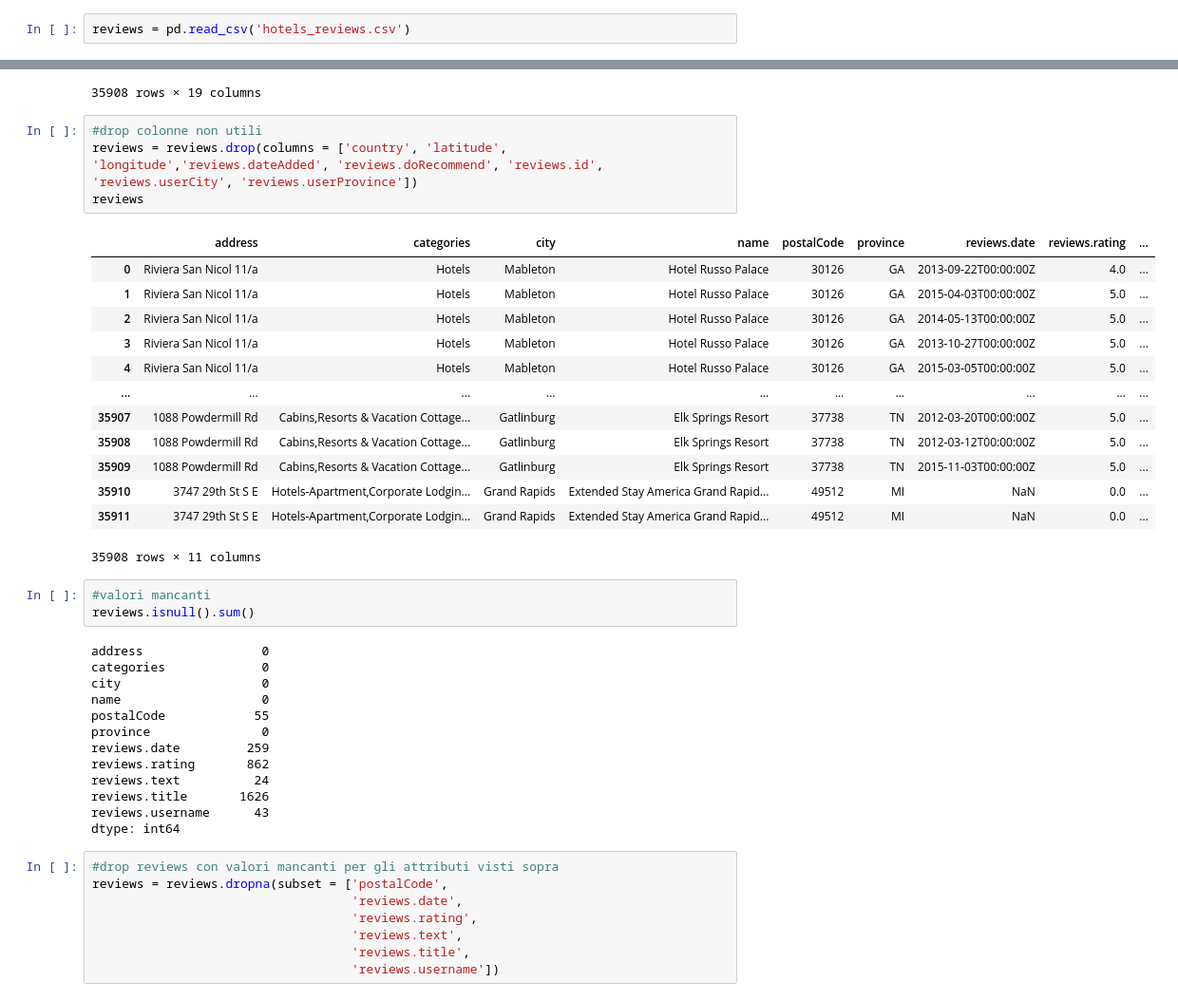
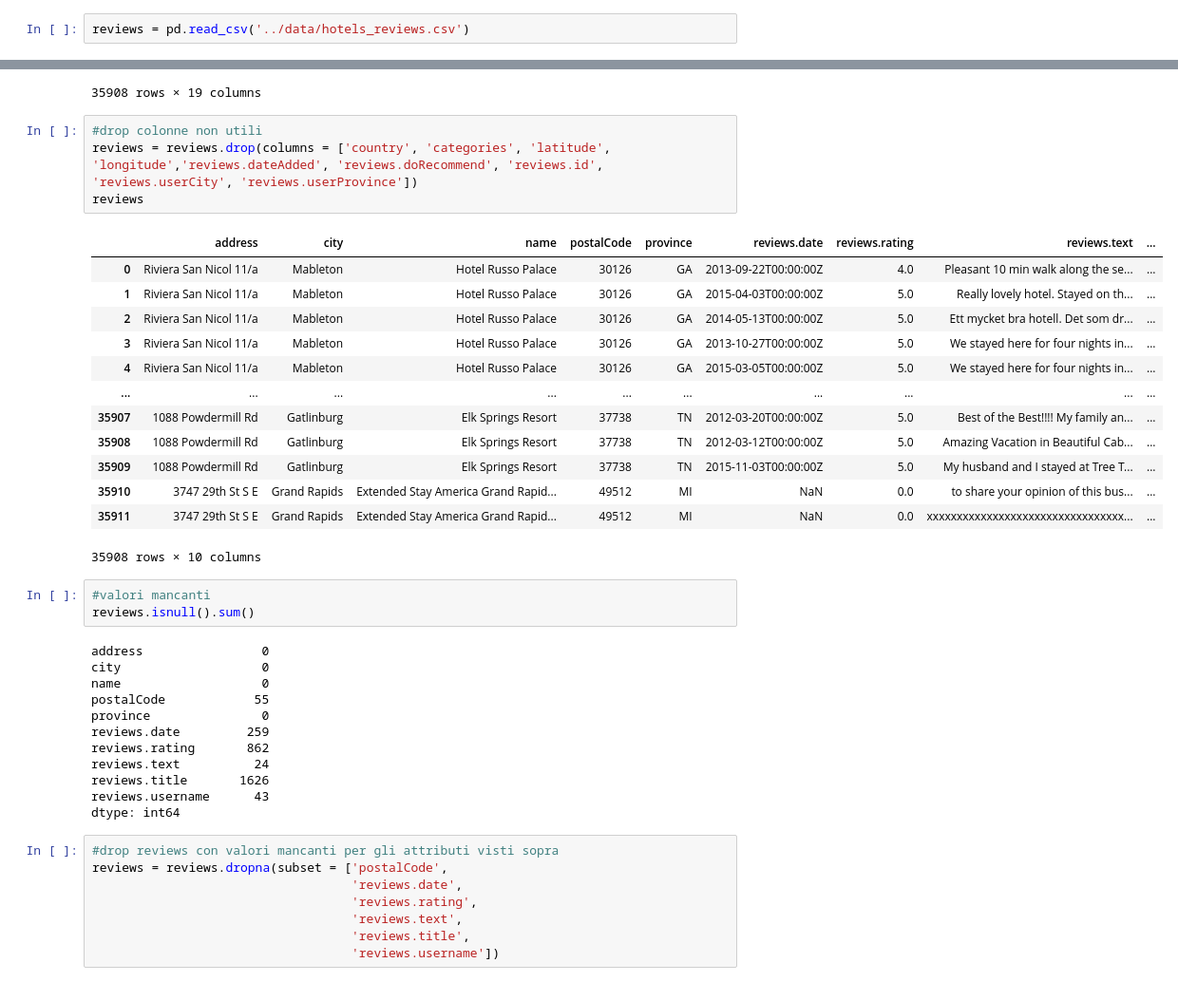
Before and after one commit to livio-24/MongoDB_CRUD, a Jupyter notebook: data_preparation/Data_cleaning.ipynb, the cells around one changed output, grey strips where cells are left out. Shown at 95% size. Saved outputs shown, nothing was run; the diff lists cells and outputs as text.

Commit message:
data cleaning update

```diff
--- a/data_preparation/Data_cleaning.ipynb
+++ b/data_preparation/Data_cleaning.ipynb
@@ -1,7 +1,7 @@
 # %%
 import pandas as pd
 # %%
-reviews = pd.read_csv('hotels_reviews.csv')
+reviews = pd.read_csv('../data/hotels_reviews.csv')
 # %%
 reviews.shape
 # %% [output]
@@ -62,28 +62,27 @@ reviews
 35908 rows × 19 columns
 # %%
 #drop colonne non utili
-reviews = reviews.drop(columns = ['country', 'latitude', 'longitude','reviews.dateAdded', 'reviews.doRecommend', 'reviews.id', 'reviews.userCity', 'reviews.userProvince'])
+reviews = reviews.drop(columns = ['country', 'categories', 'latitude', 'longitude','reviews.dateAdded', 'reviews.doRecommend', 'reviews.id', 'reviews.userCity', 'reviews.userProvince'])
 reviews
 # %% [output]
-|  | address | categories | city | name | postalCode | province | reviews.date | reviews.rating | ... |
-| 0 | Riviera San Nicol 11/a | Hotels | Mableton | Hotel Russo Palace | 30126 | GA | 2013-09-22T00:00:00Z | 4.0 | ... |
-| 1 | Riviera San Nicol 11/a | Hotels | Mableton | Hotel Russo Palace | 30126 | GA | 2015-04-03T00:00:00Z | 5.0 | ... |
-| 2 | Riviera San Nicol 11/a | Hotels | Mableton | Hotel Russo Palace | 30126 | GA | 2014-05-13T00:00:00Z | 5.0 | ... |
-| 3 | Riviera San Nicol 11/a | Hotels | Mableton | Hotel Russo Palace | 30126 | GA | 2013-10-27T00:00:00Z | 5.0 | ... |
-| 4 | Riviera San Nicol 11/a | Hotels | Mableton | Hotel Russo Palace | 30126 | GA | 2015-03-05T00:00:00Z | 5.0 | ... |
+|  | address | city | name | postalCode | province | reviews.date | reviews.rating | reviews.text | ... |
+| 0 | Riviera San Nicol 11/a | Mableton | Hotel Russo Palace | 30126 | GA | 2013-09-22T00:00:00Z | 4.0 | Pleasant 10 min walk along the se... | ... |
+| 1 | Riviera San Nicol 11/a | Mableton | Hotel Russo Palace | 30126 | GA | 2015-04-03T00:00:00Z | 5.0 | Really lovely hotel. Stayed on th... | ... |
+| 2 | Riviera San Nicol 11/a | Mableton | Hotel Russo Palace | 30126 | GA | 2014-05-13T00:00:00Z | 5.0 | Ett mycket bra hotell. Det som dr... | ... |
+| 3 | Riviera San Nicol 11/a | Mableton | Hotel Russo Palace | 30126 | GA | 2013-10-27T00:00:00Z | 5.0 | We stayed here for four nights in... | ... |
+| 4 | Riviera San Nicol 11/a | Mableton | Hotel Russo Palace | 30126 | GA | 2015-03-05T00:00:00Z | 5.0 | We stayed here for four nights in... | ... |
 | ... | ... | ... | ... | ... | ... | ... | ... | ... | ... |
-| 35907 | 1088 Powdermill Rd | Cabins,Resorts & Vacation Cottage... | Gatlinburg | Elk Springs Resort | 37738 | TN | 2012-03-20T00:00:00Z | 5.0 | ... |
-| 35908 | 1088 Powdermill Rd | Cabins,Resorts & Vacation Cottage... | Gatlinburg | Elk Springs Resort | 37738 | TN | 2012-03-12T00:00:00Z | 5.0 | ... |
-| 35909 | 1088 Powdermill Rd | Cabins,Resorts & Vacation Cottage... | Gatlinburg | Elk Springs Resort | 37738 | TN | 2015-11-03T00:00:00Z | 5.0 | ... |
-| 35910 | 3747 29th St S E | Hotels-Apartment,Corporate Lodgin... | Grand Rapids | Extended Stay America Grand Rapid... | 49512 | MI | NaN | 0.0 | ... |
-| 35911 | 3747 29th St S E | Hotels-Apartment,Corporate Lodgin... | Grand Rapids | Extended Stay America Grand Rapid... | 49512 | MI | NaN | 0.0 | ... |
+| 35907 | 1088 Powdermill Rd | Gatlinburg | Elk Springs Resort | 37738 | TN | 2012-03-20T00:00:00Z | 5.0 | Best of the Best!!!! My family an... | ... |
+| 35908 | 1088 Powdermill Rd | Gatlinburg | Elk Springs Resort | 37738 | TN | 2012-03-12T00:00:00Z | 5.0 | Amazing Vacation in Beautiful Cab... | ... |
+| 35909 | 1088 Powdermill Rd | Gatlinburg | Elk Springs Resort | 37738 | TN | 2015-11-03T00:00:00Z | 5.0 | My husband and I stayed at Tree T... | ... |
+| 35910 | 3747 29th St S E | Grand Rapids | Extended Stay America Grand Rapid... | 49512 | MI | NaN | 0.0 | to share your opinion of this bus... | ... |
+| 35911 | 3747 29th St S E | Grand Rapids | Extended Stay America Grand Rapid... | 49512 | MI | NaN | 0.0 | xxxxxxxxxxxxxxxxxxxxxxxxxxxxxxxxx... | ... |
-35908 rows × 11 columns
+35908 rows × 10 columns
 # %%
 #valori mancanti
 reviews.isnull().sum()
 # %% [output]
 address                0
-categories             0
 city                   0
 name                   0
 postalCode            55
```
Also changed, not shown: parts of 6 cells of this notebook, 1 other file.
